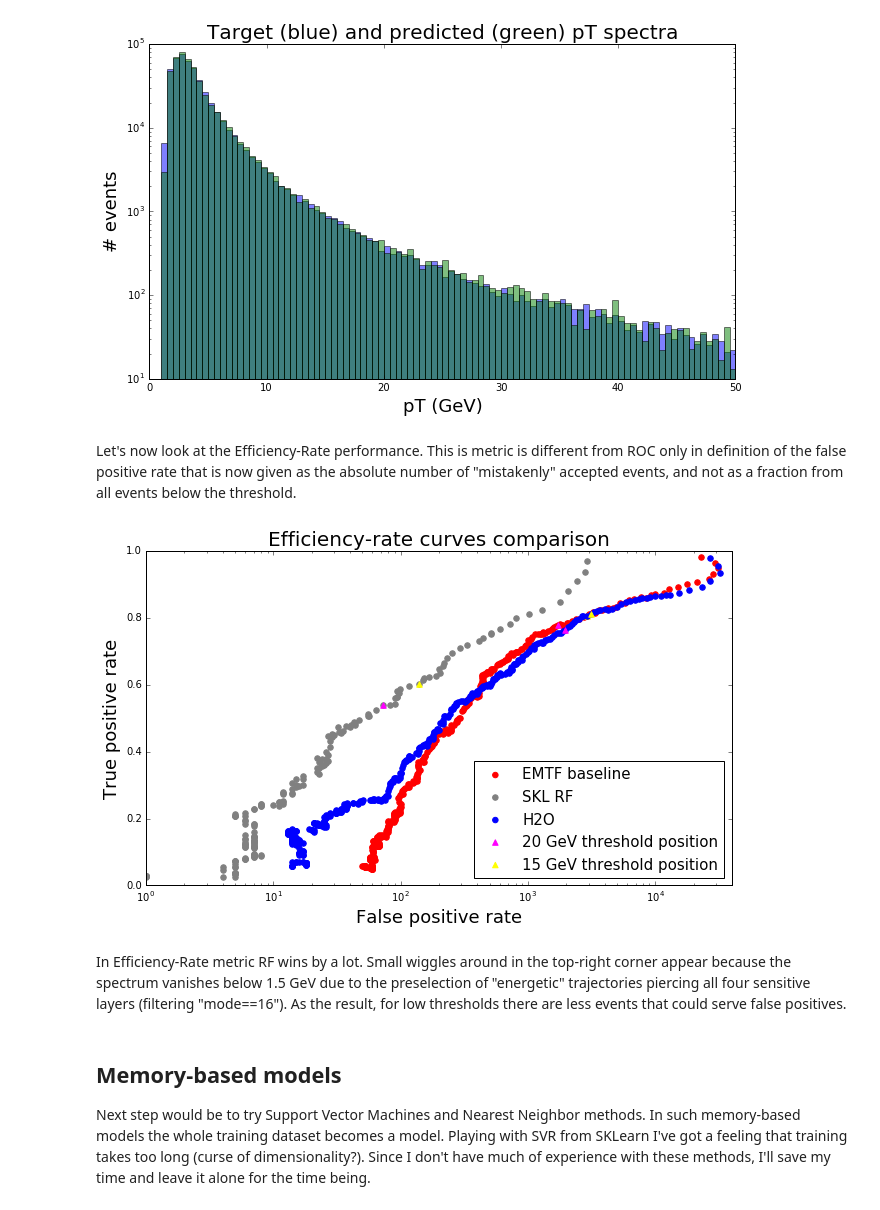
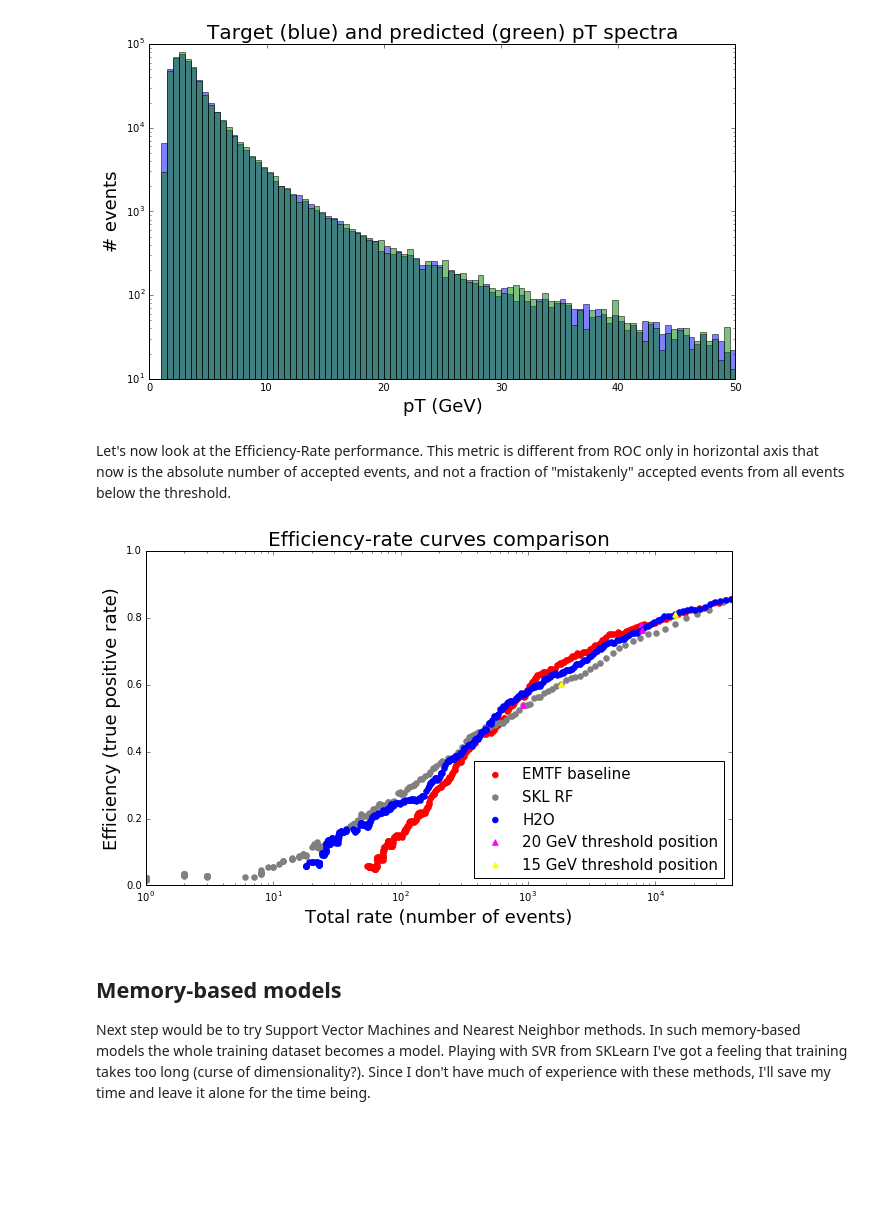
Before and after one commit to kkotov/emtfPtRegression, a Jupyter notebook: ModelSelection.ipynb, the cells around one changed output. Drawn from its saved outputs; the diff is of its cells as text; code cells hidden in the pictures; blank space fills up the shorter version.

```diff
--- a/ModelSelection.ipynb
+++ b/ModelSelection.ipynb
@@ -226,7 +226,7 @@ def rocMetric(events, binning, absoluteRate=False):
                                            (e.g. real `target` spectrum should follow x^-3,
                                             while provided values are destributed as x^-1,
                                             hence each should have a weight proportional to x^-2)
-                                            'weights' is a pure's man approach better to be avoided
+                                            'weights' is a pure man's approach better to be avoided
         binning  (np.ndarray): sorted array of N bin boundaries for N-1 bins
         absoluteRate:          an optional handle to get absolute (non-normalizad) false positives
     Returns:
@@ -260,16 +260,20 @@ def rocMetric(events, binning, absoluteRate=False):
                   for (thr, wAbove) in zip(binning, weightOfTargetsAboveThr)
                 ]
 
-    cumsumBelow = [ sum([ sum(pdf['weight']) for (bin,pdf) in groupedByTargetBins if bin<x ]) for x in range(len(binning)) ]
     cumsumAbove = [ sum([ sum(pdf['weight']) for (bin,pdf) in groupedByTargetBins if bin>=x ]) for x in range(len(binning)) ]
+    cumsumBelow = [ sum([ sum(pdf['weight']) for (bin,pdf) in groupedByTargetBins if bin< x ]) for x in range(len(binning)) ]
 
     if absoluteRate :
-        cumsumBelow = [1]*len(binning)
+        totalRate = [ falsePos[i] + truePos[i] for i in range(len(binning)) ]
+        truePos  = [ v/cumsum if v>0 else 0 for (v,cumsum) in zip(truePos,cumsumAbove)  ]
 
-    truePos  = [ v/cumsum if v>0 else 0 for (v,cumsum) in zip(truePos,cumsumAbove)  ]
-    falsePos = [ v/cumsum if v>0 else 0 for (v,cumsum) in zip(falsePos,cumsumBelow) ]
+        return dict(zip(binning, zip(totalRate,truePos)));
 
-    return dict(zip(binning, zip(falsePos,truePos)));
+    else :
+        truePos  = [ v/cumsum if v>0 else 0 for (v,cumsum) in zip(truePos,cumsumAbove)  ]
+        falsePos = [ v/cumsum if v>0 else 0 for (v,cumsum) in zip(falsePos,cumsumBelow) ]
+
+        return dict(zip(binning, zip(falsePos,truePos)));
 
 
 # a bit of unit testing is always a good practice
@@ -1422,34 +1427,34 @@ plt.show()
 #print h2o.save_model(h2oDlModel, path = "/home/kkotov/work/notebooks/", force=True)
 # %% [markdown]
-Let's now look at the Efficiency-Rate performance. This is metric is different from ROC only in definition of the false positive rate that is now given as the absolute number of "mistakenly" accepted events, and not as a fraction from all events below the threshold.
+Let's now look at the Efficiency-Rate performance. This metric is different from ROC only in horizontal axis that now is the absolute number of accepted events, and not a fraction of "mistakenly" accepted events from all events below the threshold.
 # %%
 baseRate  = rocMetric(np.array([(df2.loc[cnt,'muPtGen'], df2.loc[cnt,'ptXML'], 1) for (cnt,p) in myRfTest], dtype=stdTypes),
                     binning,
                     absoluteRate = True)
 sklRfRate = rocMetric(np.array( zip(testSet[['muPtGen']].values.ravel(), sklRfTest, [1]*len(sklRfTest)),  dtype=stdTypes),
                     binning,
                     absoluteRate = True)
 dlH2ORate = rocMetric( np.array( zip(test_data.as_data_frame()["muPtGen"].values.ravel(),
                                      [i for i in dlH2Otest],
                                      [1]*len(dlH2Otest) ),
                                dtype = stdTypes ),
                       binning,
                       absoluteRate = True)
 
 fig, ax0 = prepareRocPlot({"EMTF baseline": (baseRate, 'red'),
                            "H2O":           (dlH2ORate,'blue'),
                            "SKL RF":        (sklRfRate,'grey'),
                            },{15:'yellow',20:'magenta'},
                           legPos='lower right')
 
-ax0.set_ylim(0.0, 1.)
-ax0.set_xlim(1, 40000.)
+ax0.set_ylim(0., 1.)
+ax0.set_xlim(1., 40000.)
+ax0.set_ylabel(r"Efficiency (true positive rate)", fontsize=18)
+ax0.set_xlabel(r"Total rate (number of events)", fontsize=18)
 plt.title("Efficiency-rate curves comparison", fontsize=20)
 plt.show()
 # %% [output]
-[figure, old version]
+[figure, new version]
-# %% [markdown]
-In Efficiency-Rate metric RF wins by a lot. Small wiggles around in the top-right corner appear because the spectrum vanishes below 1.5 GeV due to the preselection of "energetic" trajectories piercing all four sensitive layers (filtering "mode==16"). As the result, for low thresholds there are less events that could serve false positives.
 # %% [markdown]
 ## Memory-based models
 
```
Also changed, not shown: parts of 9 cells of this notebook.
